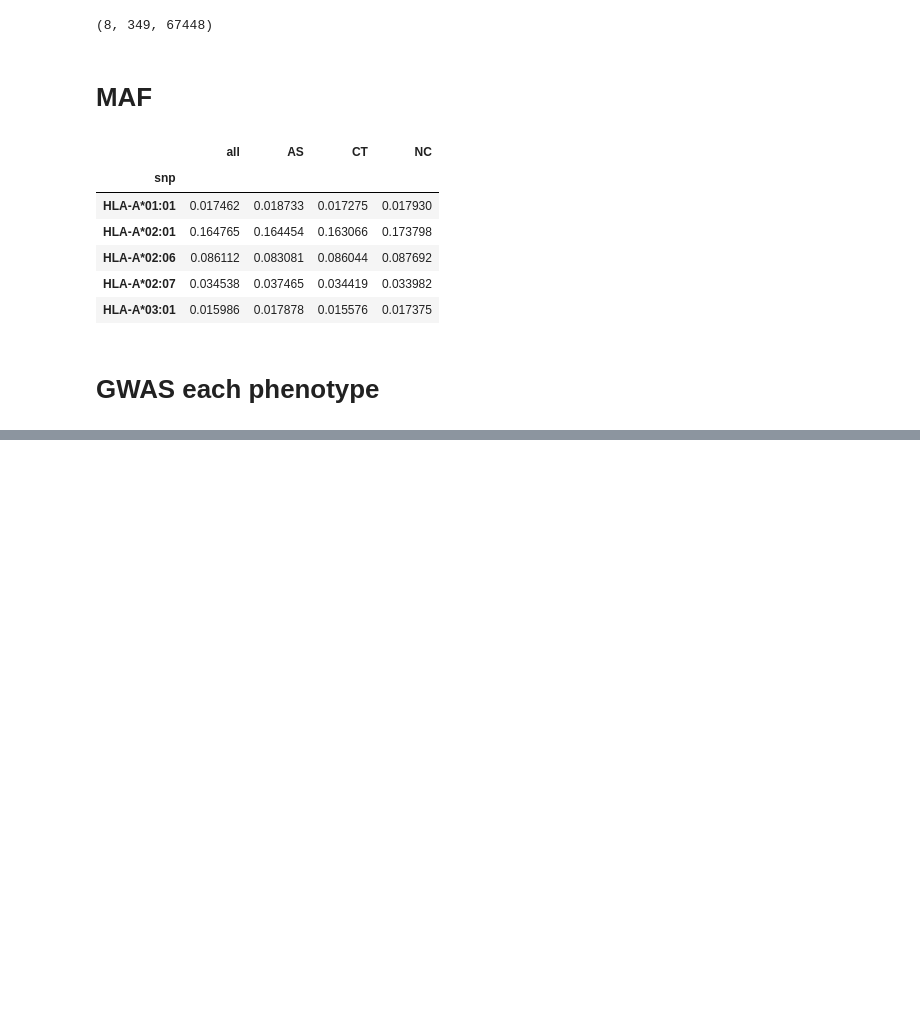
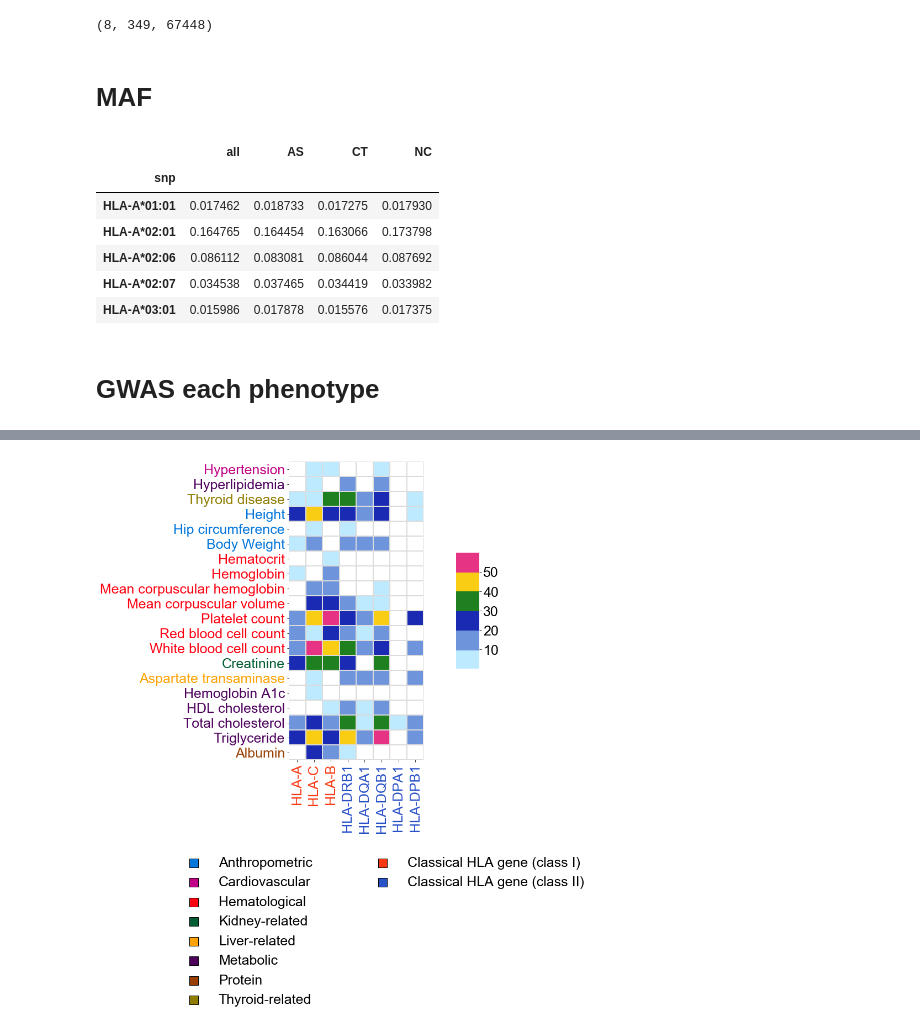
Before and after one commit to chanwkimlab/MHC_Kor_Assoc, a Jupyter notebook: 8_result.ipynb, the cells around one changed output, grey strips where cells are left out. Saved outputs shown, nothing was run; the diff lists cells and outputs as text; code cells hidden in the pictures; blank space fills up the shorter version.

```diff
--- a/8_result.ipynb
+++ b/8_result.ipynb
@@ -313,0 +766,10 @@ result_merge
+# %%
+HLA_result_heatmap.columns=HLA_result_heatmap.columns.str.replace('_','-')
+# %%
+HLA_result_heatmap=HLA_result_heatmap[gene_bed.set_index('Gene name').loc[HLA_result_heatmap.columns].sort_values('Gene start (bp)').index]
+# %%
+HLA_result_heatmap=HLA_result_heatmap.loc[phenotype_info.loc[HLA_result_heatmap.index].sort_values(['phenotype_type','phenotype_category']).index]
+# %%
+HLA_result_heatmap_significant=HLA_result_heatmap[HLA_result_heatmap.min(axis=1)<(5e-8)]
+HLA_result_heatmap_significant=HLA_result_heatmap_significant[HLA_result_heatmap_significant<5e-8].applymap(lambda x: -np.log10(x))
+#.applymap(lambda x: -np.log10(x))
@@ -313,0 +947,88 @@ result_merge
+# %%
+plt.rcParams['font.family']='Arial'
+plt.rcParams["font.size"] = 25
+
+
+import matplotlib.gridspec as gridspec
+import seaborn as sns
+
+
+fig = plt.figure(figsize=(5+1+2, 10+3+4))
+
+
+gs=fig.add_gridspec(10+3+4,5+1+3)
+
+fig_heatmap=fig.add_subplot(gs[0:10,0:5])
+fig_heatmap_cmap=fig.add_subplot(gs[0+3:10-3, 5+1:5+1+1])
+
+sns.heatmap(HLA_result_heatmap_significant,
+            ax=fig_heatmap,
+            cmap=custom_cmap,
+            vmin=0,
+            vmax=60,
+            linewidths=1,
+            linecolor=np.array([220,220,220,256])/256,
+            cbar_ax=fig_heatmap_cmap,
+            cbar_kws={'fraction':0.1, "ticks":[10, 20, 30, 40, 50]},
+            cbar=True,
+            alpha=1,edgecolor='black')
+
+fig_heatmap.set_ylabel('')
+fig_heatmap.set_xlabel('')
+
+for ticklabel in fig_heatmap.yaxis.get_ticklabels():
+    phenotype_name=ticklabel.get_text()
+    phenotype_category=phenotype_info.loc[phenotype_name]['phenotype_category']
+    ticklabel.set_color(category_to_color_category(phenotype_category,'color'))
+fig_heatmap.set_yticklabels([phenotype_info.loc[item.get_text()]['phenotype_name_publication'] for item in fig_heatmap.get_yticklabels()])
+
+
+for ticklabel in fig_heatmap.xaxis.get_ticklabels():
+    gene_name=ticklabel.get_text()
+    ticklabel.set_color(gene_to_color_category(gene_name,'color'))
+
+
+fig_legend=fig.add_subplot(gs[10+3:10+3+4, 0:5])
+
+
+category_color_df=pd.DataFrame([phenotype_info.loc[HLA_result_heatmap_significant.index]['phenotype_category'].map(lambda x: category_to_color_category(x,'category')).values,
+                                phenotype_info.loc[HLA_result_heatmap_significant.index]['phenotype_category'].map(lambda x: category_to_color_category(x,'color')).values,
+                ],index=['category','color']).T
+category_color_df=category_color_df[~category_color_df.duplicated('category')]
+category_color_df=category_color_df.sort_values('category')
+category_color_df=pd.concat([category_color_df[~category_color_df['category'].str.contains('Other')],
+               category_color_df[category_color_df['category'].str.contains('Other')]])
+legend1=fig_legend.legend(
+                        [plt.scatter([],[], marker = 's', s=250, c=row['color'], edgecolor='black', label = row['category']) for (idx,row) in category_color_df.iterrows()],
+                        [row['category'] for (idx,row) in category_color_df.iterrows()],
+                        loc='upper left',bbox_to_anchor=(-0.9, 1.1),frameon=False
+
+)
+
+#print(category_color_df.head())
+fig_legend.axis("off")
+category_color_df=pd.DataFrame([HLA_result_heatmap_significant.columns.map(lambda x: gene_to_color_category(x,'category')),
+                            HLA_result_heatmap_significant.columns.map(lambda x: gene_to_color_category(x,'color')),
+                ],index=['category','color']).T
+category_color_df=category_color_df[~category_color_df.duplicated('category')]
+category_color_df=category_color_df.sort_values('category')
+category_color_df=pd.concat([category_color_df[~category_color_df['category'].str.contains('Other')],
+               category_color_df[category_color_df['category'].str.contains('Other')]])
+legend2=fig_legend.legend(
+                    [plt.scatter([],[], marker = 's', s=250, c=row['color'], edgecolor='black', label = row['category']) for (idx,row) in category_color_df.iterrows()],
+                    [row['category'] for (idx,row) in category_color_df.iterrows()],
+                   loc='upper left',bbox_to_anchor=(0.5, 1.1),frameon=False
+
+)
+
+
+#print(category_color_df.head())
+plt.gca().add_artist(legend1)
+
+fig_legend.axis("off")
+#fig_legend.legend()
+
+plt.style.use('default')
+
+plt.savefig(data_out_pub_path+'HLA_omnibus.png', bbox_inches='tight')
+# %% [output]
@@ -313,0 +1045 @@ result_merge
+[figure, added]
```
Also changed, not shown: parts of 155 cells of this notebook, 4 other files.
